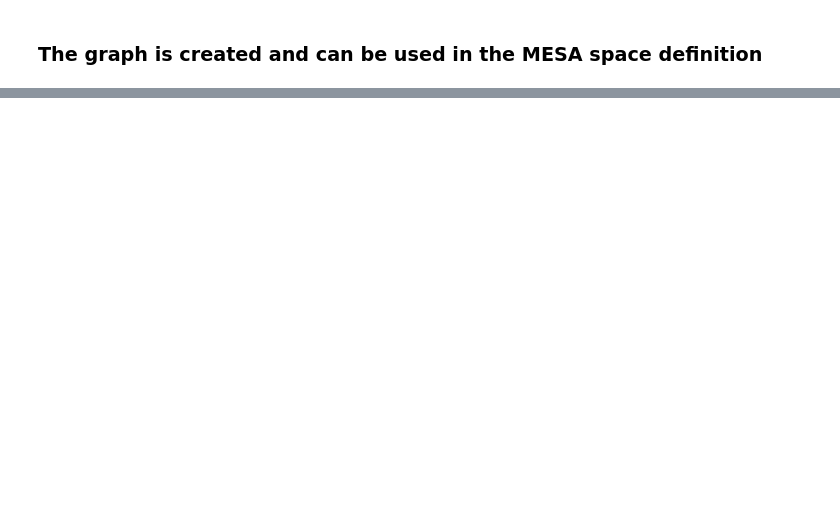
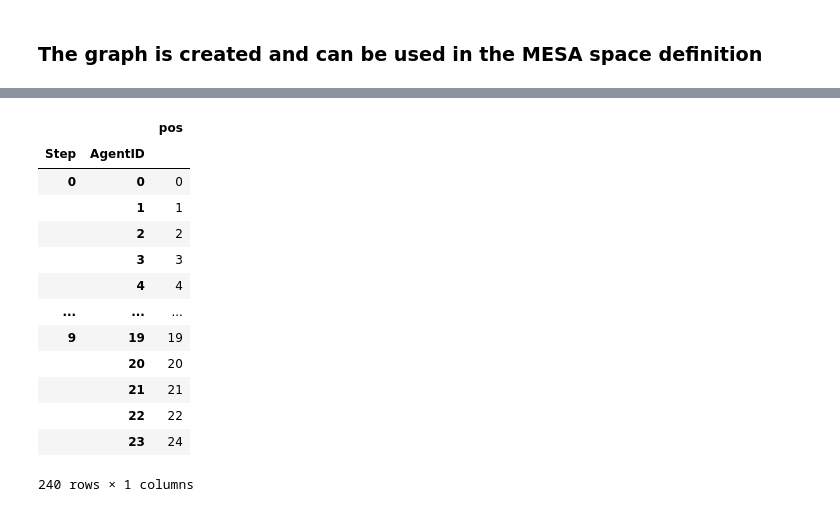
Before and after one commit to MasoodShamsaiee/PyCityLayers-OB-extension, a Jupyter notebook: Grab, graph and ABM selected buildings.ipynb, the cells around one changed output, grey strips where cells are left out. Cells and saved outputs as stored; diff of their text form; code cells hidden in the pictures; blank space fills up the shorter version.

```diff
--- a/Grab, graph and ABM selected buildings.ipynb
+++ b/Grab, graph and ABM selected buildings.ipynb
@@ -193,0 +235,18 @@ Agent #4, Wealth:1,Location:4
+# %%
+agent_wealth = model.datacollector.get_agent_vars_dataframe()
+agent_wealth
+# %% [output]
+|  |  | pos |
+| Step | AgentID |  |
+| 0 | 0 | 0 |
+|  | 1 | 1 |
+|  | 2 | 2 |
+|  | 3 | 3 |
+|  | 4 | 4 |
+| ... | ... | ... |
+| 9 | 19 | 19 |
+|  | 20 | 20 |
+|  | 21 | 21 |
+|  | 22 | 22 |
+|  | 23 | 24 |
+240 rows × 1 columns
```
Also changed, not shown: parts of 9 cells of this notebook.
